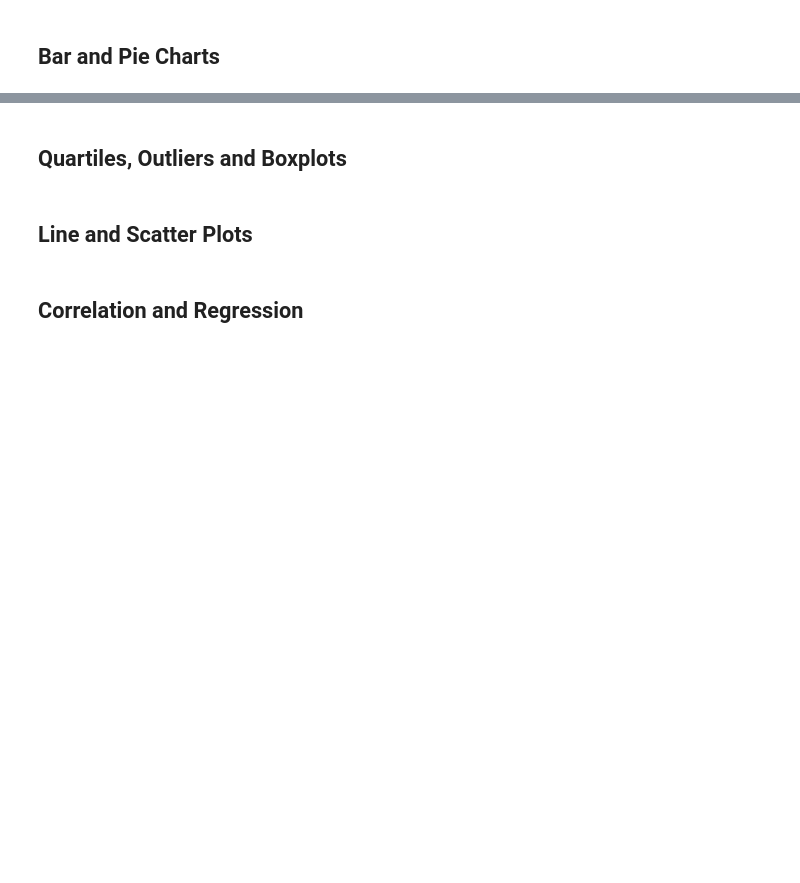
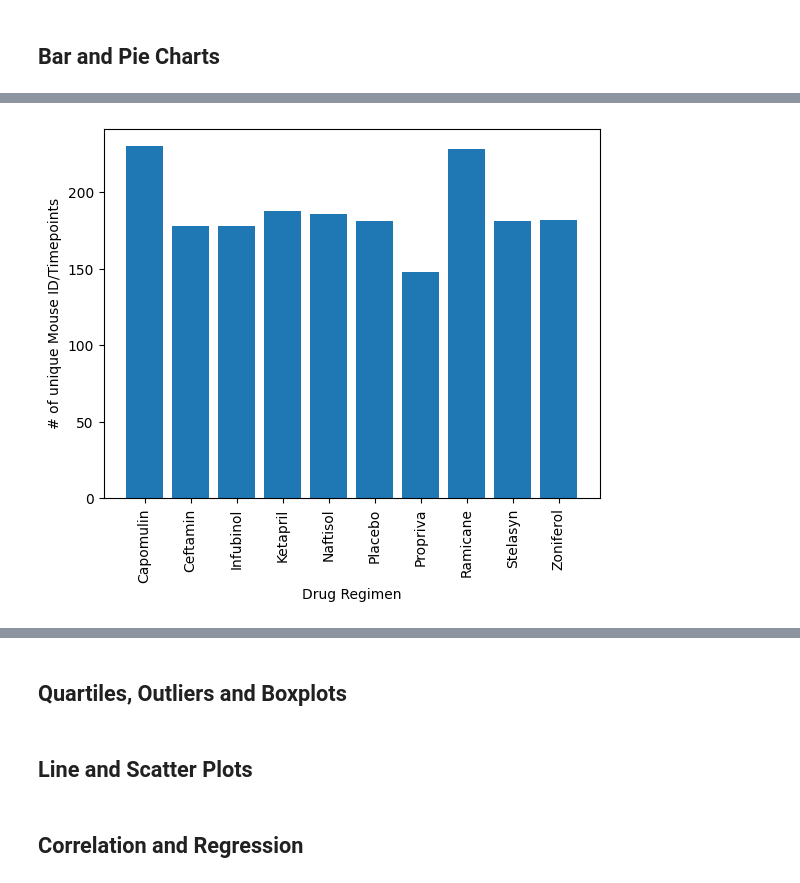
Before and after one commit to wemlaztdj/plot-challenge, a Jupyter notebook: pymaceuticals_starter.ipynb, the cells around one changed output, grey strips where cells are left out. Saved outputs shown, nothing was run; the diff lists cells and outputs as text; code cells hidden in the pictures; blank space fills up the shorter version.

```diff
--- a/pymaceuticals_starter.ipynb
+++ b/pymaceuticals_starter.ipynb
@@ -119,4 +140,13 @@ summaryStatistics
 # %%
 # Generate a bar plot showing the total number of rows (Mouse ID/Timepoints) for each drug regimen using pyplot.
+pyplotBar=grouped.size()
+pyplotBar.index
+plt.bar(pyplotBar.index,pyplotBar)
+plt.xticks(rotation=90)
+plt.xlabel('Drug Regimen')
+plt.ylabel('# of unique Mouse ID/Timepoints')
+plt.show()
+# %% [output]
+[figure, added]
 # %%
 # Generate a pie plot showing the distribution of female versus male mice using Pandas
```
Also changed, not shown: parts of 4 cells of this notebook.
